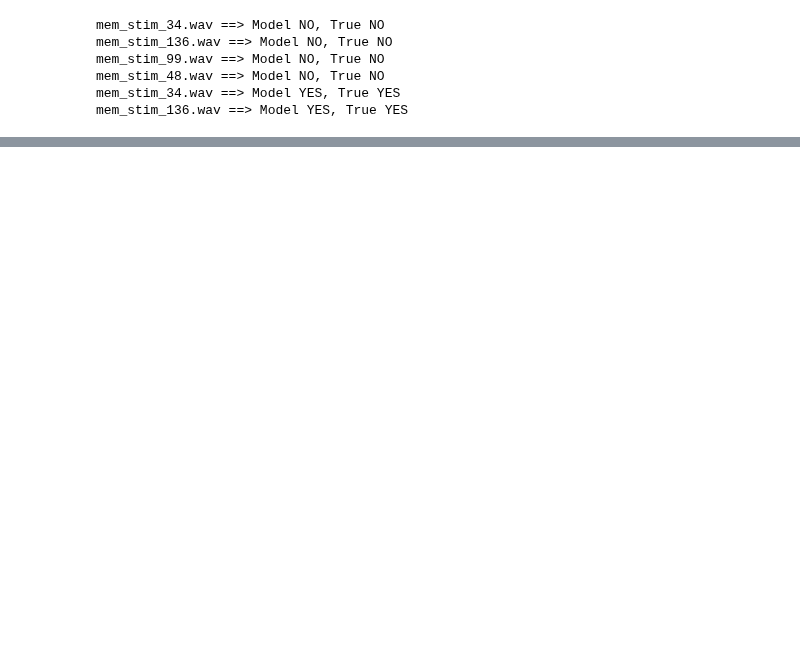
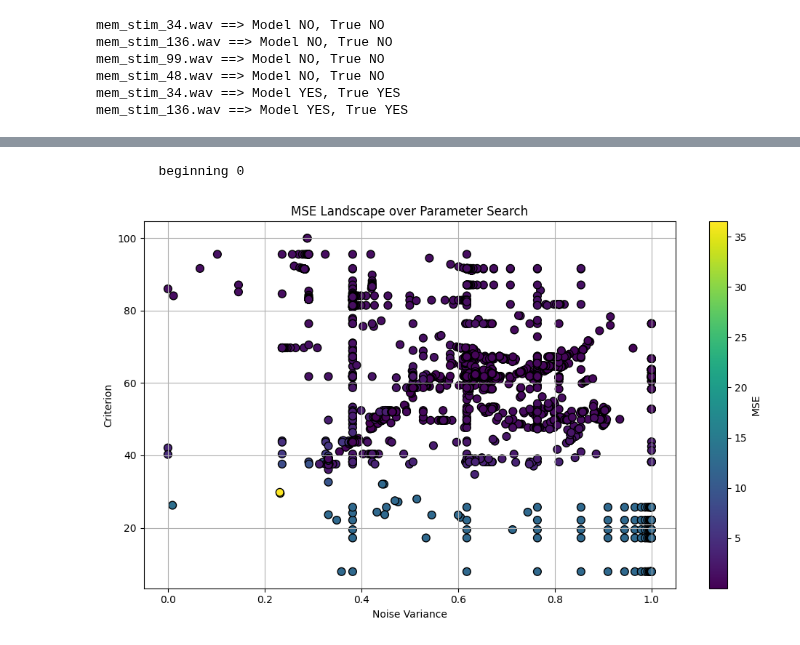
Before and after one commit to bjmedina/memory, a Jupyter notebook: notebooks/2025-07-02_test-distance-model.ipynb, the cells around one changed output, grey strips where cells are left out. Saved outputs shown, nothing was run; the diff lists cells and outputs as text; code cells hidden in the pictures; blank space fills up the shorter version.

```diff
--- a/notebooks/2025-07-02_test-distance-model.ipynb
+++ b/notebooks/2025-07-02_test-distance-model.ipynb
@@ -129,0 +531,76 @@ memory_model.animate_trials()
+# %%
+import random
+evaluation_log = []
+result_log = []
+inits = []
+
+from scipy.optimize import basinhopping
+
+def objective(params):
+    param_dict = {"noise_variance": params[0], "criterion": params[1]}
+
+    mse = evaluate_model_dprime_fit(
+        memory_model=DistanceMemoryModel,
+        param_dict=param_dict,
+        encoding_model=projector,
+        human_sensitivity=human_sensitivity,
+        experiment_list=experiment_list[:2],
+        device="cpu",
+        verbose=False
+    )
+    evaluation_log.append((params[0], params[1], mse))
+    return mse
+
+# Run multiple optimization attempts with random initialization
+
+for i in range(20):
+    print(f"\tbeginning {i}")
+    #x0 = [random.uniform(0.0, 1.0), random.uniform(0.0, 1.0) * 100]
+    x0 = [0.70766474 + random.uniform(-0.05, 0.05), 63.08698389 + random.uniform(-0.05, 0.05)*100]
+    #x0 = [0.6, 60]
+    bounds = [(0.0, 1.0), (0.0, 100.0)]
+    result = minimize(objective, x0=x0, bounds=bounds, method='Powell')#,
+                      #options={"maxiter": 100, "disp": False})
+
+    best_params = {"noise_variance": result.x[0], "criterion": result.x[1]}
+    inits.append(x0)
+    result_log.append((x0, result.x, result.fun))
+    print(f"Trial {i}: x0={x0}, best={result.x}, mse={result.fun:.4f}")
+
+# Convert evaluation log to numpy array for plotting
+eval_array = np.array(evaluation_log)
+nv = eval_array[:, 0]
+crit = eval_array[:, 1]
+mse_vals = eval_array[:, 2]
+
+# Scatter plot of all parameter combinations tested
+plt.figure(figsize=(10, 6))
+sc = plt.scatter(nv, crit, c=mse_vals, cmap='viridis', s=60, edgecolor='k')
+plt.colorbar(sc, label='MSE')
+plt.xlabel("Noise Variance")
+plt.ylabel("Criterion")
+plt.title("MSE Landscape over Parameter Search")
+plt.grid(True)
+plt.tight_layout()
+plt.show()
+# %% [output]
+        beginning 0
+# %%
+# Convert evaluation log to numpy array for plotting
+eval_array = np.array(evaluation_log)
+nv = eval_array[:, 0]
+crit = eval_array[:, 1]
+mse_vals = eval_array[:, 2]
+
+# Scatter plot of all parameter combinations tested
+plt.figure(figsize=(10, 6))
+sc = plt.scatter(nv, crit, c=mse_vals, cmap='viridis', s=60, edgecolor='k')
+plt.colorbar(sc, label='MSE')
+plt.xlabel("Noise Variance")
+plt.ylabel("Criterion")
+plt.title("MSE Landscape over Parameter Search")
+plt.grid(True)
+plt.tight_layout()
+plt.show()
+# %% [output]
+[figure, added]
```
Also changed, not shown: parts of 22 cells of this notebook, 8 other files.
